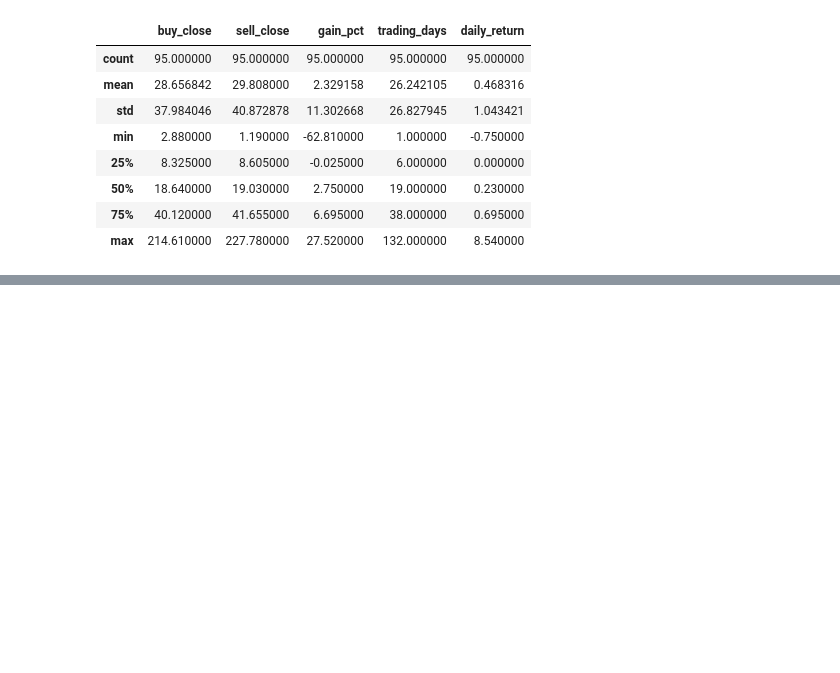
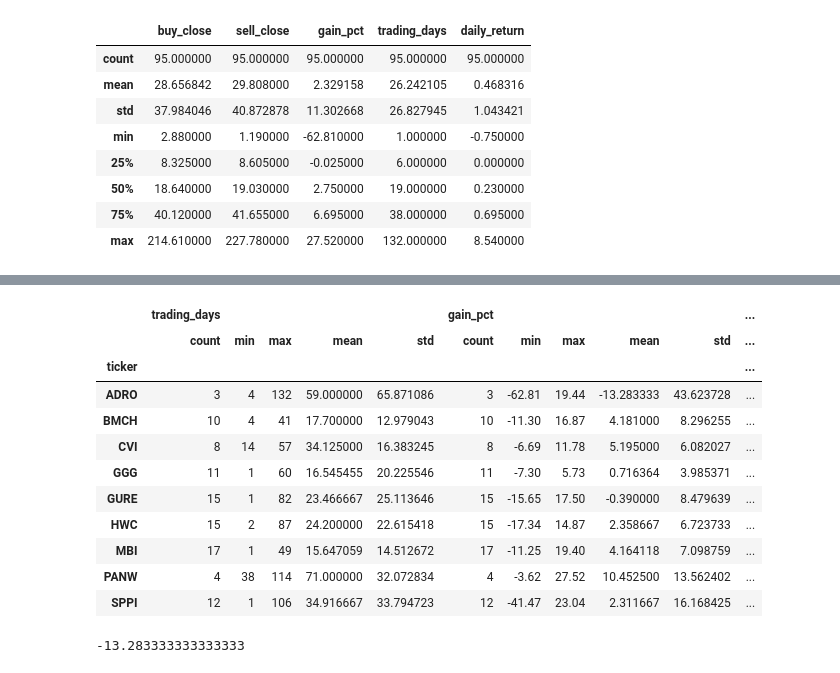
Before and after one commit to frkornet/Stock-Market-Final-Project, a Jupyter notebook: notebook/backtest.ipynb, the cells around one changed output, grey strips where cells are left out. Cells and saved outputs as stored; diff of their text form; code cells hidden in the pictures; blank space fills up the shorter version.

```diff
--- a/notebook/backtest.ipynb
+++ b/notebook/backtest.ipynb
@@ -302,0 +161,22 @@ possible_trades_df.sort_values(by=['buy_date', 'gain_pct'], ascending=[True, Fal
+# %%
+cols = ['ticker', 'trading_days', 'gain_pct', 'daily_return']
+aggs = ['count', 'min', 'max', 'mean', 'std']
+possible_trades_df[cols].groupby('ticker').agg(aggs) #.to_dict()
+# %% [output]
+|  | trading_days |  |  |  |  | gain_pct |  |  |  |  | ... |
+|  | count | min | max | mean | std | count | min | max | mean | std | ... |
+| ticker |  |  |  |  |  |  |  |  |  |  | ... |
+| ADRO | 3 | 4 | 132 | 59.000000 | 65.871086 | 3 | -62.81 | 19.44 | -13.283333 | 43.623728 | ... |
+| BMCH | 10 | 4 | 41 | 17.700000 | 12.979043 | 10 | -11.30 | 16.87 | 4.181000 | 8.296255 | ... |
+| CVI | 8 | 14 | 57 | 34.125000 | 16.383245 | 8 | -6.69 | 11.78 | 5.195000 | 6.082027 | ... |
+| GGG | 11 | 1 | 60 | 16.545455 | 20.225546 | 11 | -7.30 | 5.73 | 0.716364 | 3.985371 | ... |
+| GURE | 15 | 1 | 82 | 23.466667 | 25.113646 | 15 | -15.65 | 17.50 | -0.390000 | 8.479639 | ... |
+| HWC | 15 | 2 | 87 | 24.200000 | 22.615418 | 15 | -17.34 | 14.87 | 2.358667 | 6.723733 | ... |
+| MBI | 17 | 1 | 49 | 15.647059 | 14.512672 | 17 | -11.25 | 19.40 | 4.164118 | 7.098759 | ... |
+| PANW | 4 | 38 | 114 | 71.000000 | 32.072834 | 4 | -3.62 | 27.52 | 10.452500 | 13.562402 | ... |
+| SPPI | 12 | 1 | 106 | 34.916667 | 33.794723 | 12 | -41.47 | 23.04 | 2.311667 | 16.168425 | ... |
+# %%
+mean_dict = possible_trades_df[cols].groupby('ticker').agg(['mean']).to_dict()
+mean_dict[('gain_pct', 'mean')]['ADRO']
+# %% [output]
+-13.283333333333333
```
Also changed, not shown: parts of 15 cells of this notebook, 1 other file.
